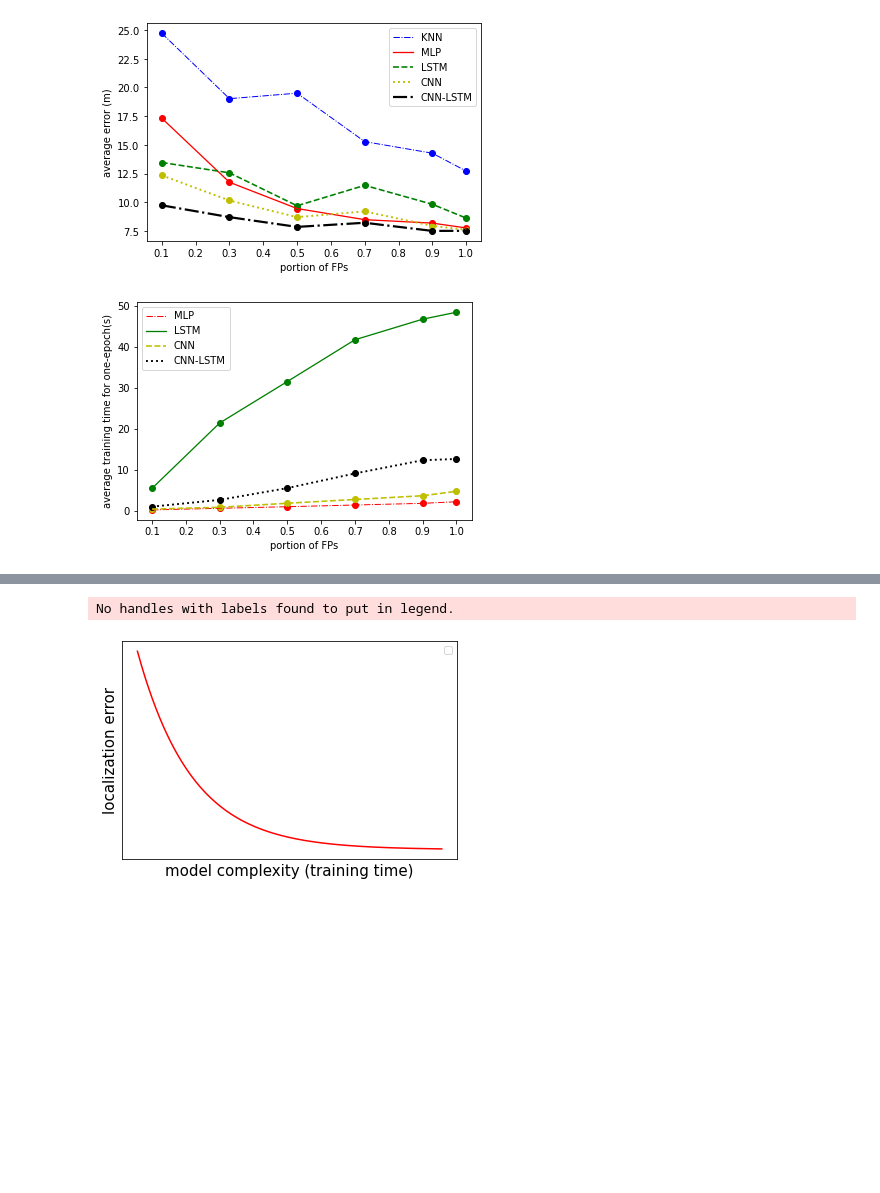
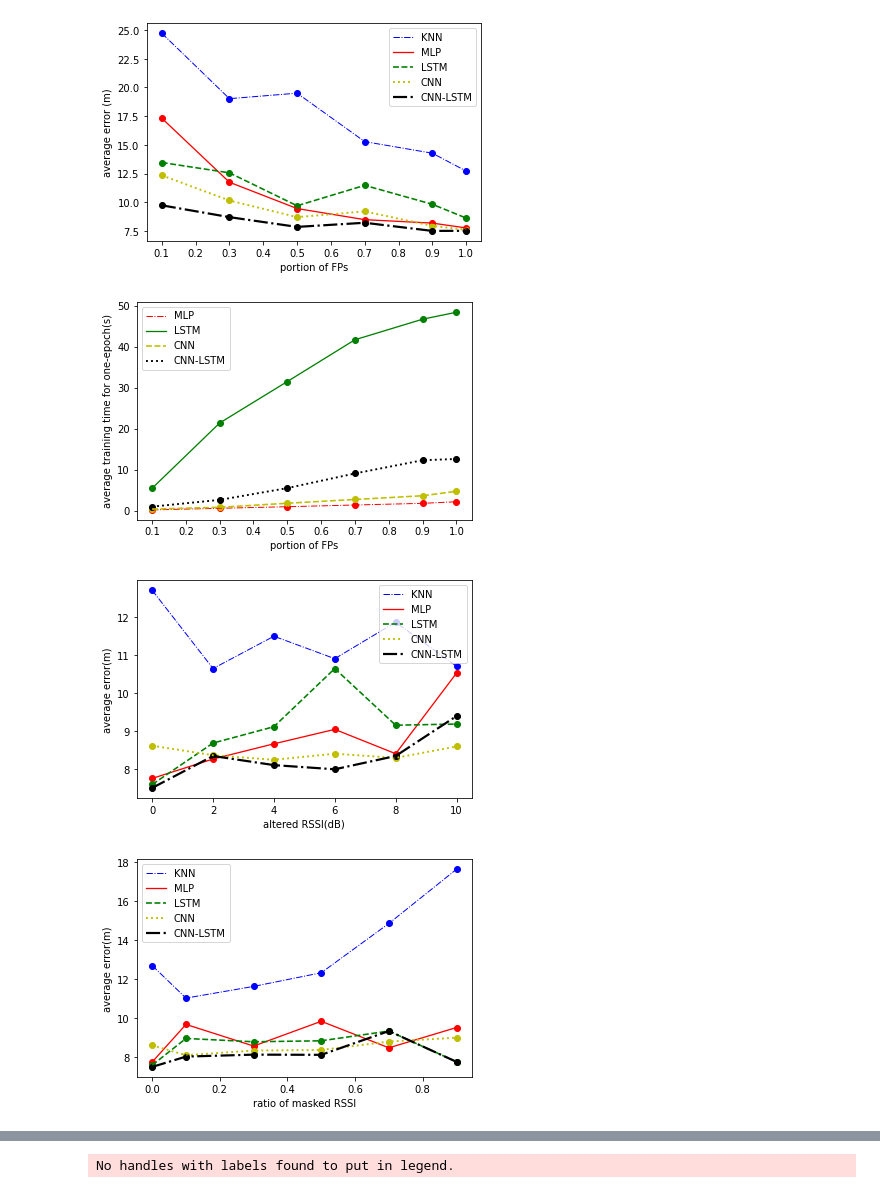
Before and after one commit to clubfor5/comp5214_project, a Jupyter notebook: result.ipynb, the cells around one changed output, grey strips where cells are left out. Drawn from its saved outputs; the diff is of its cells as text; code cells hidden in the pictures; blank space fills up the shorter version.

```diff
--- a/result.ipynb
+++ b/result.ipynb
@@ -45,6 +45,64 @@ plt.savefig("everage training time for one-epoch over fingerprint density")
 plt.show()
 
 
+plt.xlabel('altered RSSI(dB)')
+plt.ylabel('average error(m)')
+plt.xticks([i * 2 for i in range(6)])
+altered_rssi = [i * 2 for i in range(6)]
+knn = [12.71,10.65,11.50,10.91,11.87,10.71]
+mlp = [7.76,8.27,8.67,9.05,8.41,10.53]
+lstm = [7.60,8.69,9.12,10.65,9.16,9.19]
+cnn = [8.62,8.37,8.25,8.41,8.30,8.60]
+cnn_lstm = [7.51, 8.35,8.11,8.00,8.35,9.40]
+errors = [knn,mlp, lstm,cnn,cnn_lstm]
+for i in range(5):
+    error = errors [i]
+    plt.scatter(altered_rssi, error, color=color[i])
+    plt.plot(altered_rssi, error, color=color[i], linestyle=line_style[i],linewidth= str(line_width[i]))
+plt.legend(legend)
+
+plt.savefig("everage error for altered RSSI")
+plt.show()
+
+
+plt.xlabel('ratio of masked RSSI')
+plt.ylabel('average error(m)')
+plt.xticks([i * 0.2 for i in range(6)])
+masked_rssi_ratio = [0, 0.1, 0.3, 0.5, 0.7, 0.9]
+knn = [12.71,11.04,11.64,12.34,14.87,17.65]
+mlp = [7.76,9.69,8.58,9.85,8.49,9.53]
+lstm = [7.60,8.97,8.80,8.85,9.35,7.77]
+cnn = [8.62,8.11,8.35,8.38,8.81,9.01]
+cnn_lstm = [7.51, 8.04,8.14,8.13,9.35,7.77]
+errors = [knn,mlp, lstm,cnn,cnn_lstm]
+for i in range(5):
+    error = errors [i]
+    plt.scatter(masked_rssi_ratio, error, color=color[i])
+    plt.plot(masked_rssi_ratio, error, color=color[i], linestyle=line_style[i],linewidth= str(line_width[i]))
+plt.legend(legend)
+
+plt.savefig("everage error for masked RSSI")
+plt.show()
+
+plt.xlabel('ratio of masked APs')
+plt.ylabel('average error(m)')
+plt.xticks([i * 0.2 for i in range(6)])
+masked_ap_ratio = [0.1, 0.3, 0.5, 0.7, 0.9, 1.0]
+knn = [12.73,11.23,12.79,12.74,18.28,47.71]
+mlp = [7.76,8.85,9.68,11.39,12.15,32.41]
+lstm = [7.60,10.12,10.34,8.85,9.35,7.77]
+cnn = [8.62,8.85,9.44,10.79,12.64,27.30]
+cnn_lstm = [7.51, 8.54,8.34,11.13,14.35,30.37]
+errors = [knn,mlp, lstm,cnn,cnn_lstm]
+for i in range(5):
+    error = errors [i]
+    plt.scatter(masked_ap_ratio, error, color=color[i])
+    plt.plot(masked_ap_ratio, error, color=color[i], linestyle=line_style[i],linewidth= str(line_width[i]))
+plt.legend(legend)
+
+plt.savefig("everage error for masked RSSI")
+plt.show()
+
 from scipy.optimize import curve_fit
 import numpy as np
 # define type of function to search
@@ -53,30 +111,32 @@ def model_func(x, a, k, b):
 
 # sample data
 x = np.array([399.75, 989.25, 1578.75, 2168.25, 2757.75, 3347.25, 3936.75, 4526.25, 5115.75, 5705.25])
 y = np.array([109,62,39,13,10,4,2,0,1,2])
 
 # curve fit
 p0 = (1.,1.e-5,1.) # starting search koefs
 opt, pcov = curve_fit(model_func, x, y, p0)
 a, k, b = opt
 # test result
 x2 = np.linspace(250, 6000, 250)
 y2 = model_func(x2, a, k, b)
 fig, ax = plt.subplots()
 ax.plot(x2, y2, color='r')
 #ax.plot(x, y, 'bo', label='data with noise')
 ax.legend(loc='best')
 
 font2 = {'family' : 'Times New Roman',
 'weight' : 'normal',
 'size'   : 15,
 }
 plt.xlabel('model complexity (training time)',font2)
 plt.ylabel('localization error',font2)
 plt.xticks([])  # 去x坐标刻度
 plt.yticks([])  # 去y坐标刻度
 plt.savefig("pathological_curve")
 plt.show()
 # %% [output]
 [figure]
 [figure]
+[figure, new version]
+[figure, added]
@@ -83,2 +144 @@ plt.show()
 No handles with labels found to put in legend.
-[figure, old version]
```
Also changed, not shown: parts of 1 cell of this notebook, 5 other files.
